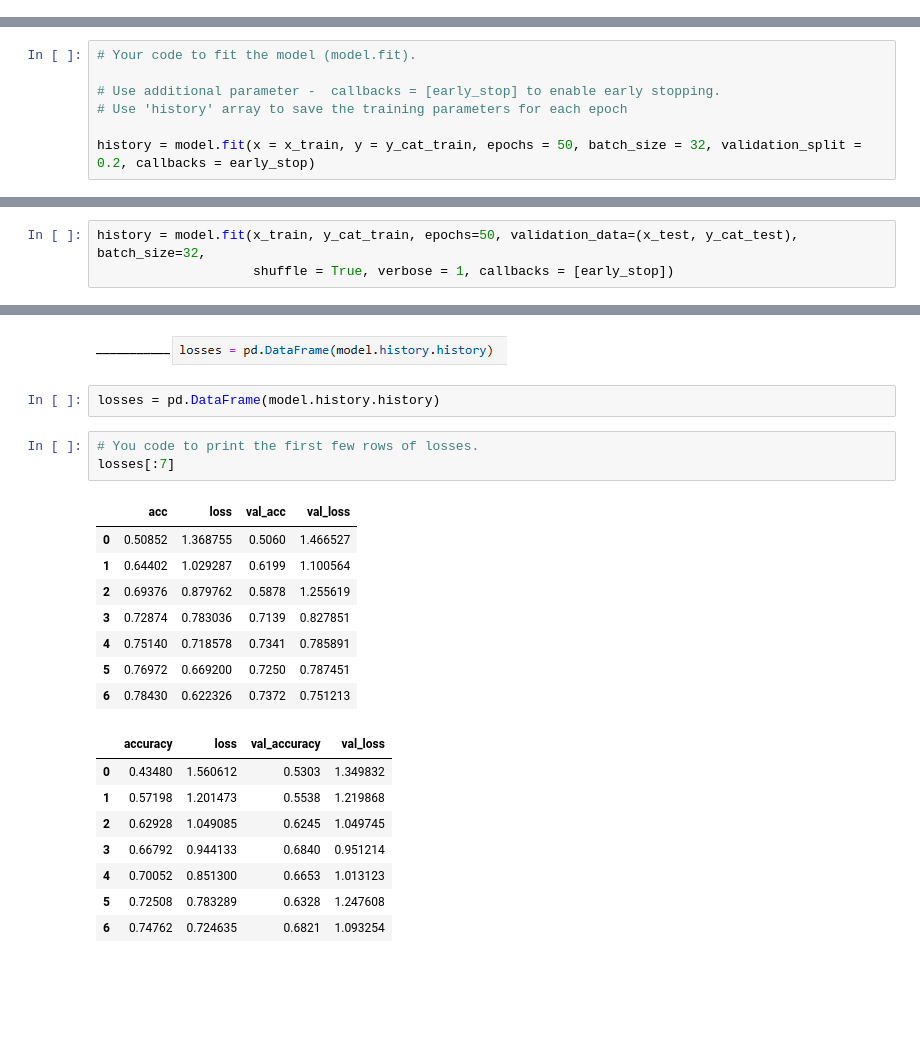
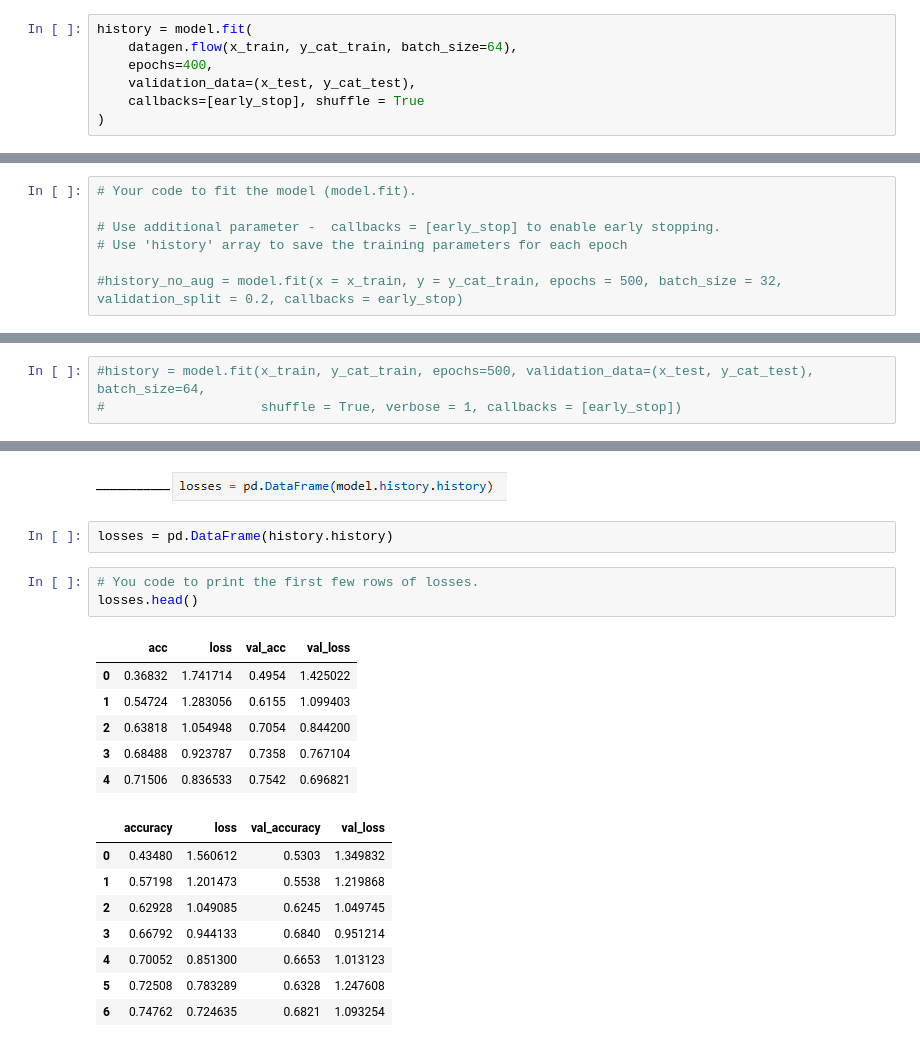
Before and after one commit to Grkritsovas/Neural_Computing_and_Deep_Learning_Lab, a Jupyter notebook: Week_5_Lab/Week_5_Convolution_Neural_Network-st_2025.ipynb, the cells around one changed output, grey strips where cells are left out. Drawn from its saved outputs; the diff is of its cells as text; blank space fills up the shorter version.

```diff
--- a/Week_5_Lab/Week_5_Convolution_Neural_Network-st_2025.ipynb
+++ b/Week_5_Lab/Week_5_Convolution_Neural_Network-st_2025.ipynb
@@ -374,0 +409,7 @@ model.compile(
+# %%
+history = model.fit(
+    datagen.flow(x_train, y_cat_train, batch_size=64),
+    epochs=400,
+    validation_data=(x_test, y_cat_test),
+    callbacks=[early_stop], shuffle = True
+)
@@ -378,4 +445,4 @@ model.compile(
 # Use additional parameter -  callbacks = [early_stop] to enable early stopping.
 # Use 'history' array to save the training parameters for each epoch
 
-history = model.fit(x = x_train, y = y_cat_train, epochs = 50, batch_size = 32, validation_split = 0.2, callbacks = early_stop)
+#history_no_aug = model.fit(x = x_train, y = y_cat_train, epochs = 500, batch_size = 32, validation_split = 0.2, callbacks = early_stop)
@@ -404,5 +449,5 @@ Epoch 13/50
 # %% [markdown]
 ______________![image.png](attachment:cda5da4b-5237-4122-a78e-33907257e4ae.png)
 # %%
-history = model.fit(x_train, y_cat_train, epochs=50, validation_data=(x_test, y_cat_test), batch_size=32,
-                    shuffle = True, verbose = 1, callbacks = [early_stop])
+#history = model.fit(x_train, y_cat_train, epochs=500, validation_data=(x_test, y_cat_test), batch_size=64,
+#                    shuffle = True, verbose = 1, callbacks = [early_stop])
@@ -459,19 +478,17 @@ model.save('cifar_10epochs.keras')
 # %% [markdown]
 ___________![image.png](attachment:23c2cc57-6fab-4330-a0a4-27e66ac29316.png)
 # %%
-losses = pd.DataFrame(model.history.history)
+losses = pd.DataFrame(history.history)
 # %%
 # You code to print the first few rows of losses.
-losses[:7]
+losses.head()
 # %% [output]
 |  | acc | loss | val_acc | val_loss |
-| 0 | 0.50852 | 1.368755 | 0.5060 | 1.466527 |
-| 1 | 0.64402 | 1.029287 | 0.6199 | 1.100564 |
-| 2 | 0.69376 | 0.879762 | 0.5878 | 1.255619 |
-| 3 | 0.72874 | 0.783036 | 0.7139 | 0.827851 |
-| 4 | 0.75140 | 0.718578 | 0.7341 | 0.785891 |
-| 5 | 0.76972 | 0.669200 | 0.7250 | 0.787451 |
-| 6 | 0.78430 | 0.622326 | 0.7372 | 0.751213 |
+| 0 | 0.36832 | 1.741714 | 0.4954 | 1.425022 |
+| 1 | 0.54724 | 1.283056 | 0.6155 | 1.099403 |
+| 2 | 0.63818 | 1.054948 | 0.7054 | 0.844200 |
+| 3 | 0.68488 | 0.923787 | 0.7358 | 0.767104 |
+| 4 | 0.71506 | 0.836533 | 0.7542 | 0.696821 |
 # %%
 # %% [output]
 |  | accuracy | loss | val_accuracy | val_loss |
```
Also changed, not shown: parts of 30 cells of this notebook, 1 other file.
